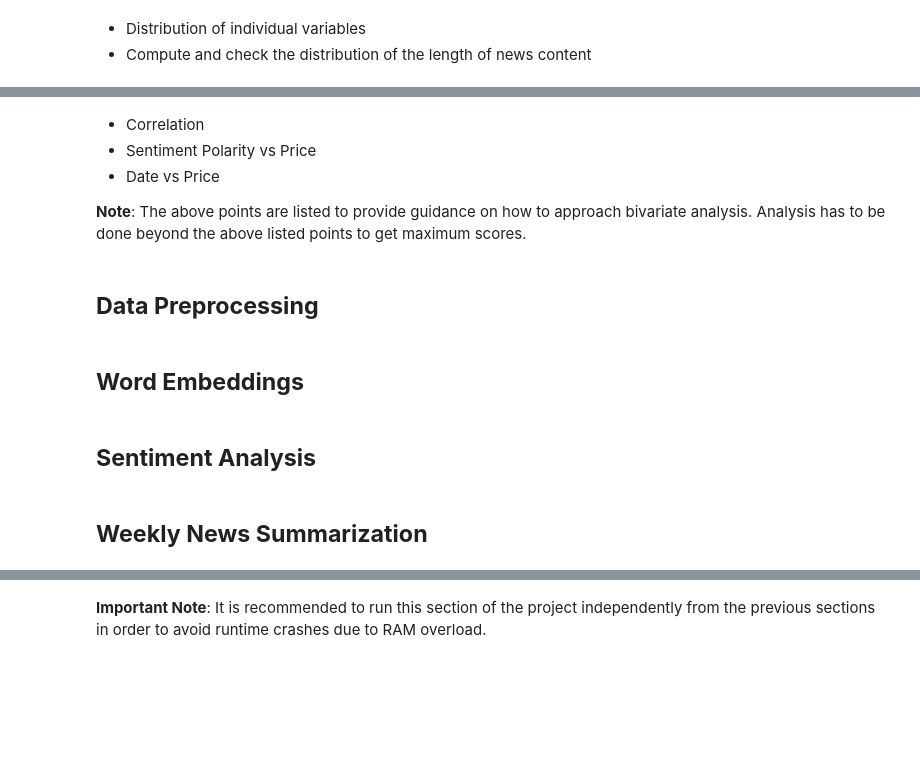
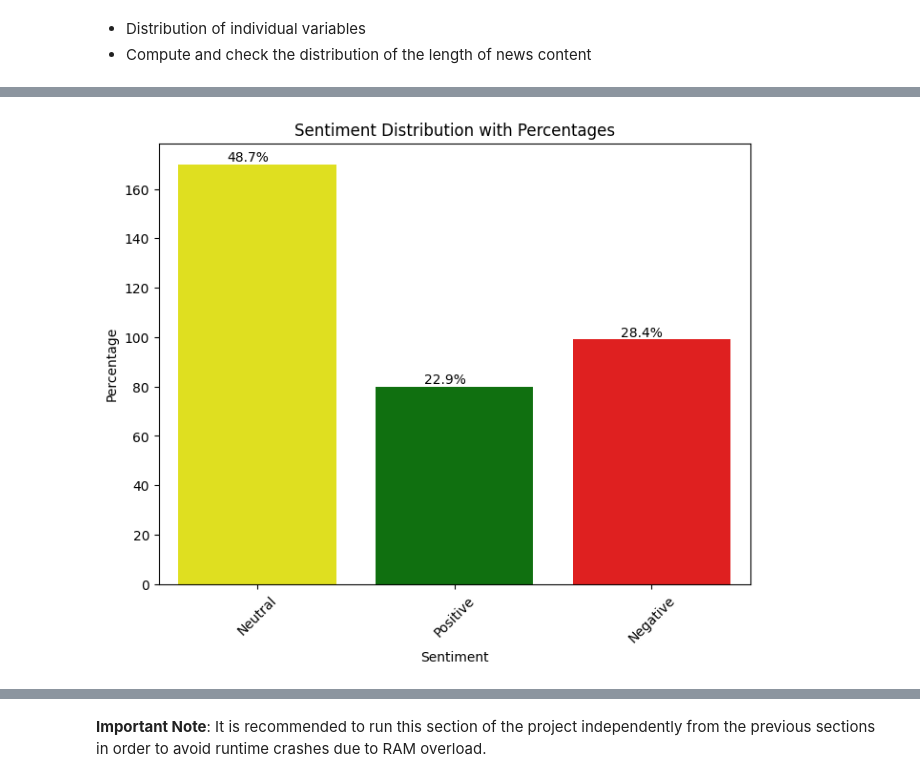
Before and after one commit to barkz/Stock-Market-News-Sentiment-Analysis-and-Summarization, a Jupyter notebook: RobBarker_NLP_StockMarket_FC.ipynb, the cells around one changed output, grey strips where cells are left out. Drawn from its saved outputs; the diff is of its cells as text; code cells hidden in the pictures; blank space fills up the shorter version.

```diff
--- a/RobBarker_NLP_StockMarket_FC.ipynb
+++ b/RobBarker_NLP_StockMarket_FC.ipynb
@@ -141,14 +250,38 @@ stocknews_df = stocknews_df_org.copy()
-# %% [markdown]
-* Correlation
-* Sentiment Polarity vs Price
-* Date vs Price
-
-**Note**: The above points are listed to provide guidance on how to approach bivariate analysis. Analysis has to be done beyond the above listed points to get maximum scores.
-# %% [markdown]
-## **Data Preprocessing**
-# %% [markdown]
-## **Word Embeddings**
-# %% [markdown]
-## **Sentiment Analysis**
-# %% [markdown]
-## **Weekly News Summarization**
+# %%
+# Define the dataframes for each sentiment
+stocknews_df = stocknews_df_org.copy()
+stocknews_df = pd.DataFrame(stocknews_df)
+
+# Create a mapping for the sentiment labels
+sentiment_mapping = {0: 'Neutral', 1: 'Positive', -1: 'Negative'}
+
+# Map the sentiment labels to the DataFrame
+stocknews_df['Label'] = stocknews_df['Label'].map(sentiment_mapping)
+
+# Define a custom color palette
+custom_palette = {'Neutral': 'yellow', 'Positive': 'green', 'Negative': 'red'}
+
+# Create the countplot with custom labels and colors
+plt.figure(figsize=(8, 6))
+ax = sns.countplot(data=stocknews_df, x="Label", order=['Neutral', 'Positive', 'Negative'], palette=custom_palette)
+
+# Add percentage values to the countplot
+total = len(stocknews_df)
+for p in ax.patches:
+    percentage = '{:.1f}%'.format(100 * p.get_height() / total)
+    x = p.get_x() + p.get_width() / 2 - 0.05
+    y = p.get_height()
+    ax.annotate(percentage, (x, y), ha='center', va='bottom')
+
+# Rotate the x-axis labels by 45 degrees
+plt.xticks(rotation=45)
+
+# Set plot labels and title
+ax.set_xlabel('Sentiment')
+ax.set_ylabel('Percentage')
+ax.set_title('Sentiment Distribution with Percentages')
+
+# Show the plot
+plt.show()
+# %% [output]
+[figure, added]
```
Also changed, not shown: parts of 156 cells of this notebook.
